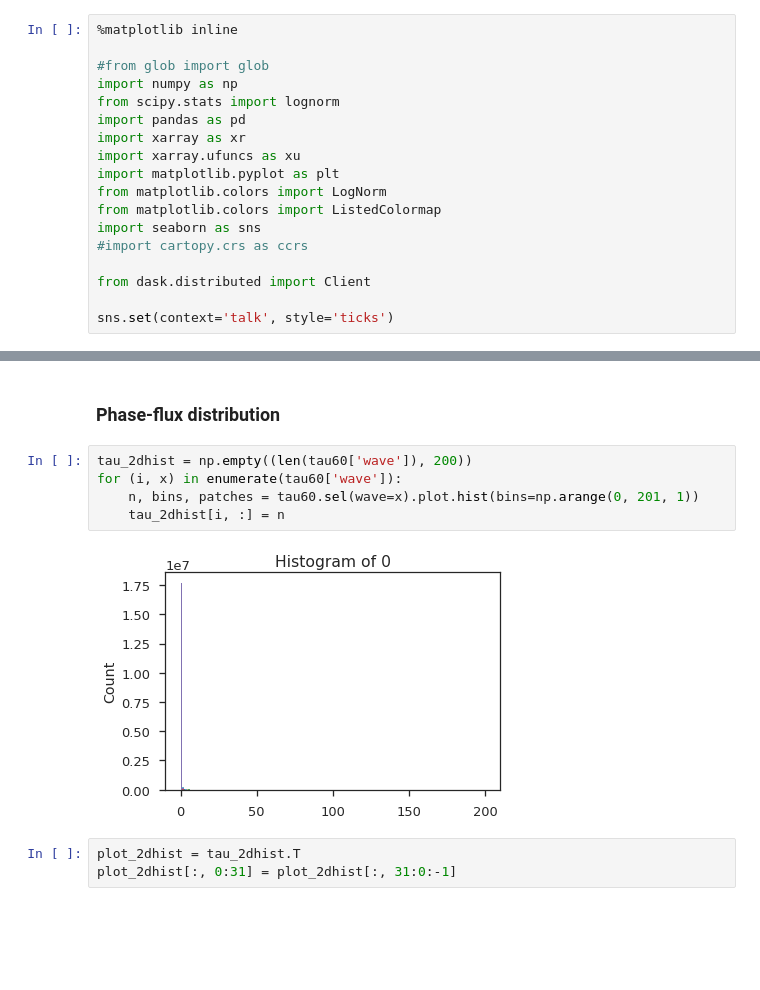
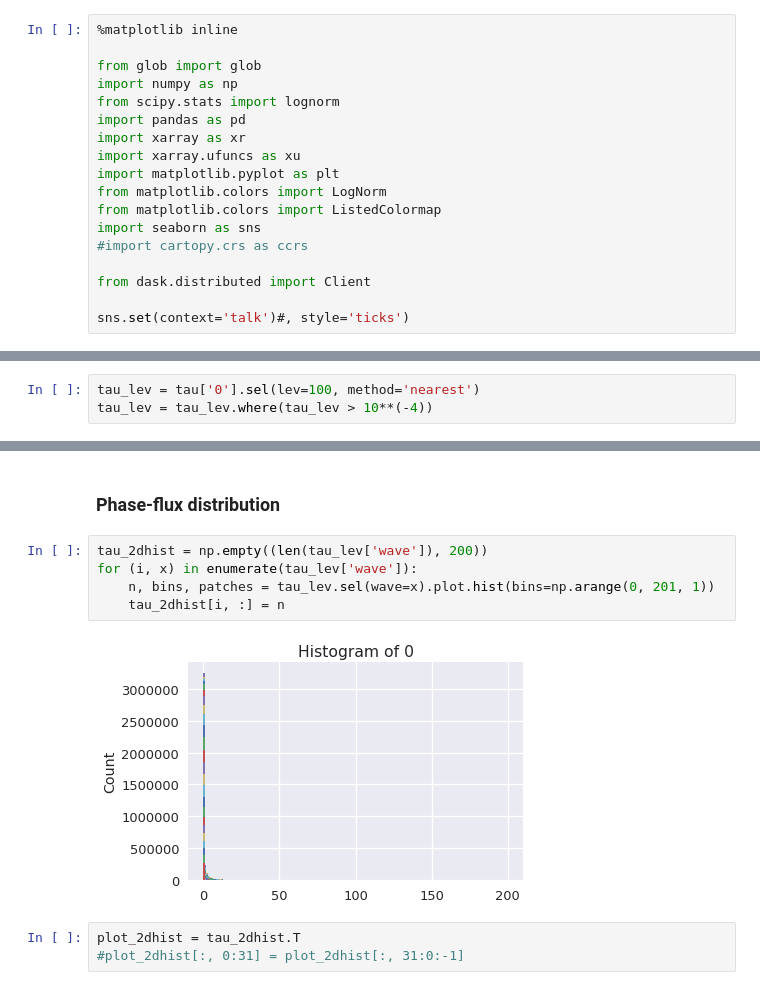
Before and after one commit to dcamron/ncar-gwdst, a Jupyter notebook: notebooks/waves.ipynb, the cells around one changed output, grey strips where cells are left out. Saved outputs shown, nothing was run; the diff lists cells and outputs as text; blank space fills up the shorter version.

```diff
--- a/notebooks/waves.ipynb
+++ b/notebooks/waves.ipynb
@@ -6,7 +6,7 @@
 # %%
 %matplotlib inline
 
-#from glob import glob
+from glob import glob
 import numpy as np
 from scipy.stats import lognorm
 import pandas as pd
@@ -20,5 +20,5 @@ import seaborn as sns
 
 from dask.distributed import Client
 
-sns.set(context='talk', style='ticks')
+sns.set(context='talk')#, style='ticks')
 # %%
@@ -175,4 +185,7 @@ f.savefig('../figures/waves/dist_flux.png')
 [figure]
 # %% [markdown]
 ### Distributions of phase symmetry
+# %%
+tau_lev = tau['0'].sel(lev=100, method='nearest')
+tau_lev = tau_lev.where(tau_lev > 10**(-4))
 # %%
@@ -193,15 +205,15 @@ f.savefig('../figures/waves/mean_tau_symmetry.png')
 # %% [markdown]
 ### Phase-flux distribution
 # %%
-tau_2dhist = np.empty((len(tau60['wave']), 200))
-for (i, x) in enumerate(tau60['wave']):
-    n, bins, patches = tau60.sel(wave=x).plot.hist(bins=np.arange(0, 201, 1))
+tau_2dhist = np.empty((len(tau_lev['wave']), 200))
+for (i, x) in enumerate(tau_lev['wave']):
+    n, bins, patches = tau_lev.sel(wave=x).plot.hist(bins=np.arange(0, 201, 1))
     tau_2dhist[i, :] = n
 # %% [output]
-[figure, old version]
+[figure, new version]
 # %%
 plot_2dhist = tau_2dhist.T
-plot_2dhist[:, 0:31] = plot_2dhist[:, 31:0:-1]
+#plot_2dhist[:, 0:31] = plot_2dhist[:, 31:0:-1]
 # %%
 f, ax = plt.subplots(figsize=(12, 8))
 
```
Also changed, not shown: parts of 18 cells of this notebook, 6 other files.
